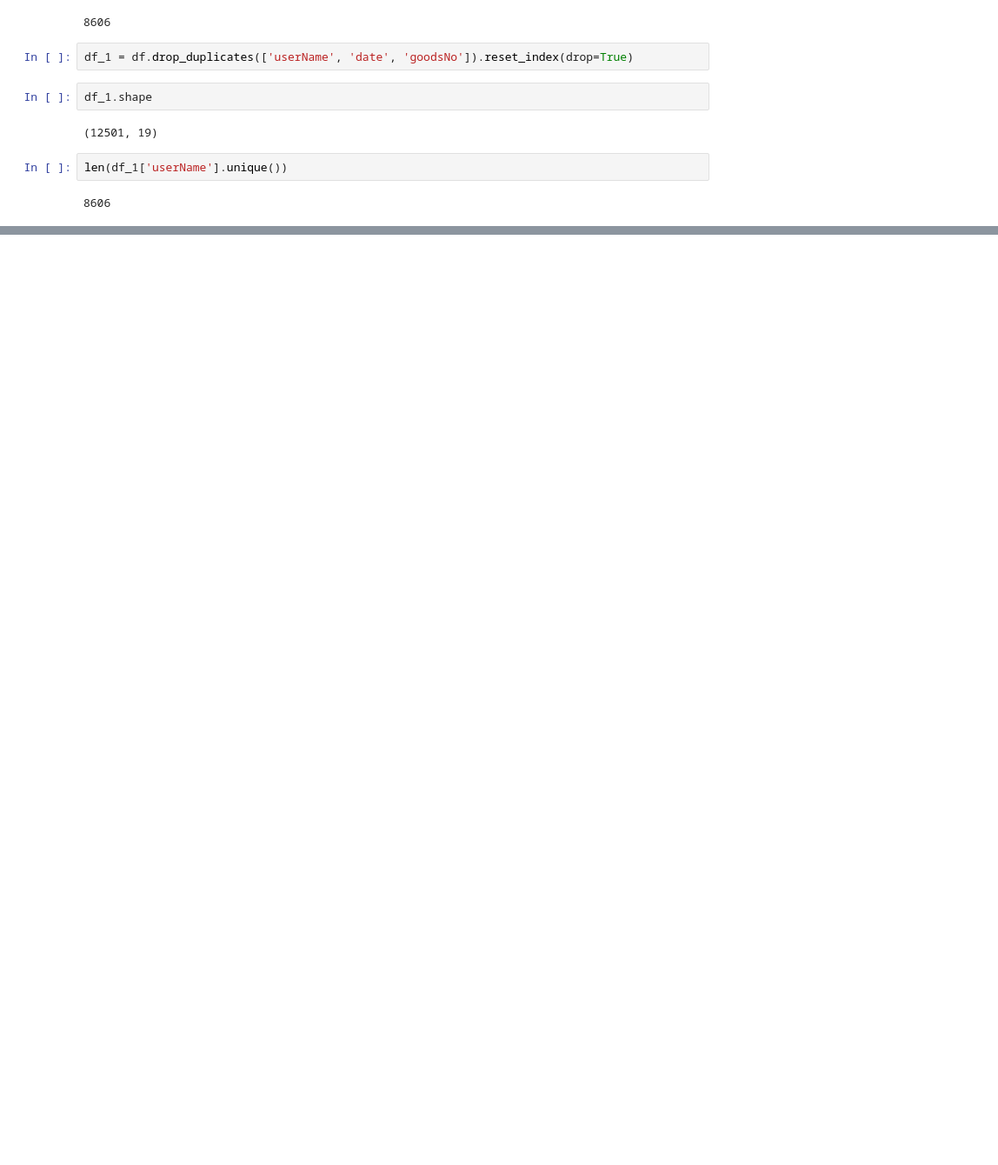
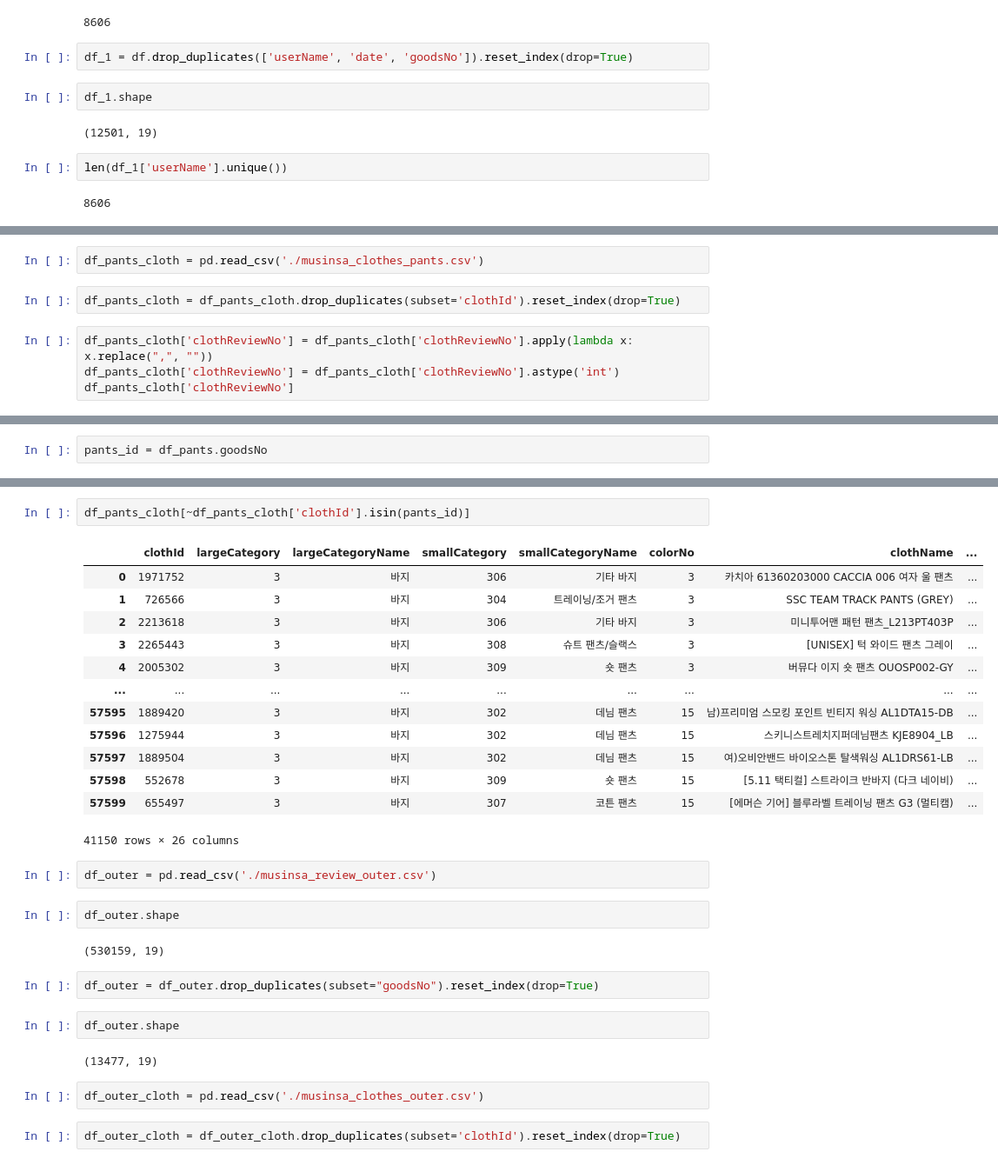
Before and after one commit to yoonjung1205/SSAFit, a Jupyter notebook: data/DataCrawling/Data/User/MakeUserData.ipynb, the cells around one changed output, grey strips where cells are left out. Shown at 87% size. Saved outputs shown, nothing was run; the diff lists cells and outputs as text; blank space fills up the shorter version.

```diff
--- a/data/DataCrawling/Data/User/MakeUserData.ipynb
+++ b/data/DataCrawling/Data/User/MakeUserData.ipynb
@@ -58,0 +45,8 @@ len(df_one1['userName'].unique())
+# %%
+df_pants_cloth = pd.read_csv('./musinsa_clothes_pants.csv')
+# %%
+df_pants_cloth = df_pants_cloth.drop_duplicates(subset='clothId').reset_index(drop=True)
+# %%
+df_pants_cloth['clothReviewNo'] = df_pants_cloth['clothReviewNo'].apply(lambda x: x.replace(",", ""))
+df_pants_cloth['clothReviewNo'] = df_pants_cloth['clothReviewNo'].astype('int')
+df_pants_cloth['clothReviewNo']
@@ -58,0 +80,2 @@ len(df_one1['userName'].unique())
+# %%
+pants_id = df_pants.goodsNo
@@ -58,0 +97,32 @@ len(df_one1['userName'].unique())
+# %%
+df_pants_cloth[~df_pants_cloth['clothId'].isin(pants_id)]
+# %% [output]
+|  | clothId | largeCategory | largeCategoryName | smallCategory | smallCategoryName | colorNo | clothName | ... |
+| 0 | 1971752 | 3 | 바지 | 306 | 기타 바지 | 3 | 카치아 61360203000 CACCIA 006 여자 울 팬츠 | ... |
+| 1 | 726566 | 3 | 바지 | 304 | 트레이닝/조거 팬츠 | 3 | SSC TEAM TRACK PANTS (GREY) | ... |
+| 2 | 2213618 | 3 | 바지 | 306 | 기타 바지 | 3 | 미니투어맨 패턴 팬츠_L213PT403P | ... |
+| 3 | 2265443 | 3 | 바지 | 308 | 슈트 팬츠/슬랙스 | 3 | [UNISEX] 턱 와이드 팬츠 그레이 | ... |
+| 4 | 2005302 | 3 | 바지 | 309 | 숏 팬츠 | 3 | 버뮤다 이지 숏 팬츠 OUOSP002-GY | ... |
+| ... | ... | ... | ... | ... | ... | ... | ... | ... |
+| 57595 | 1889420 | 3 | 바지 | 302 | 데님 팬츠 | 15 | 남)프리미엄 스모킹 포인트 빈티지 워싱 AL1DTA15-DB | ... |
+| 57596 | 1275944 | 3 | 바지 | 302 | 데님 팬츠 | 15 | 스키니스트레치지퍼데님팬츠 KJE8904_LB | ... |
+| 57597 | 1889504 | 3 | 바지 | 302 | 데님 팬츠 | 15 | 여)오비안밴드 바이오스톤 탈색워싱 AL1DRS61-LB | ... |
+| 57598 | 552678 | 3 | 바지 | 309 | 숏 팬츠 | 15 | [5.11 택티컬] 스트라이크 반바지 (다크 네이비) | ... |
+| 57599 | 655497 | 3 | 바지 | 307 | 코튼 팬츠 | 15 | [에머슨 기어] 블루라벨 트레이닝 팬츠 G3 (멀티캠) | ... |
+41150 rows × 26 columns
+# %%
+df_outer = pd.read_csv('./musinsa_review_outer.csv')
+# %%
+df_outer.shape
+# %% [output]
+(530159, 19)
+# %%
+df_outer = df_outer.drop_duplicates(subset="goodsNo").reset_index(drop=True)
+# %%
+df_outer.shape
+# %% [output]
+(13477, 19)
+# %%
+df_outer_cloth = pd.read_csv('./musinsa_clothes_outer.csv')
+# %%
+df_outer_cloth = df_outer_cloth.drop_duplicates(subset='clothId').reset_index(drop=True)
```
Also changed, not shown: parts of 43 cells of this notebook, 41 other files.
